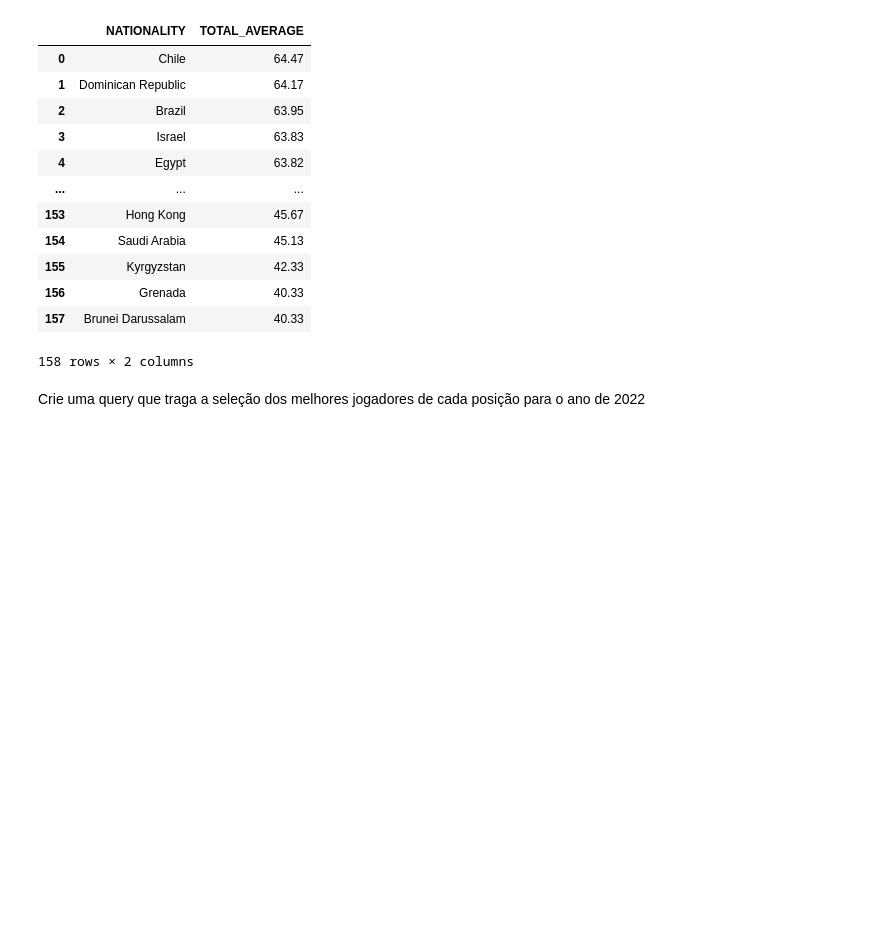
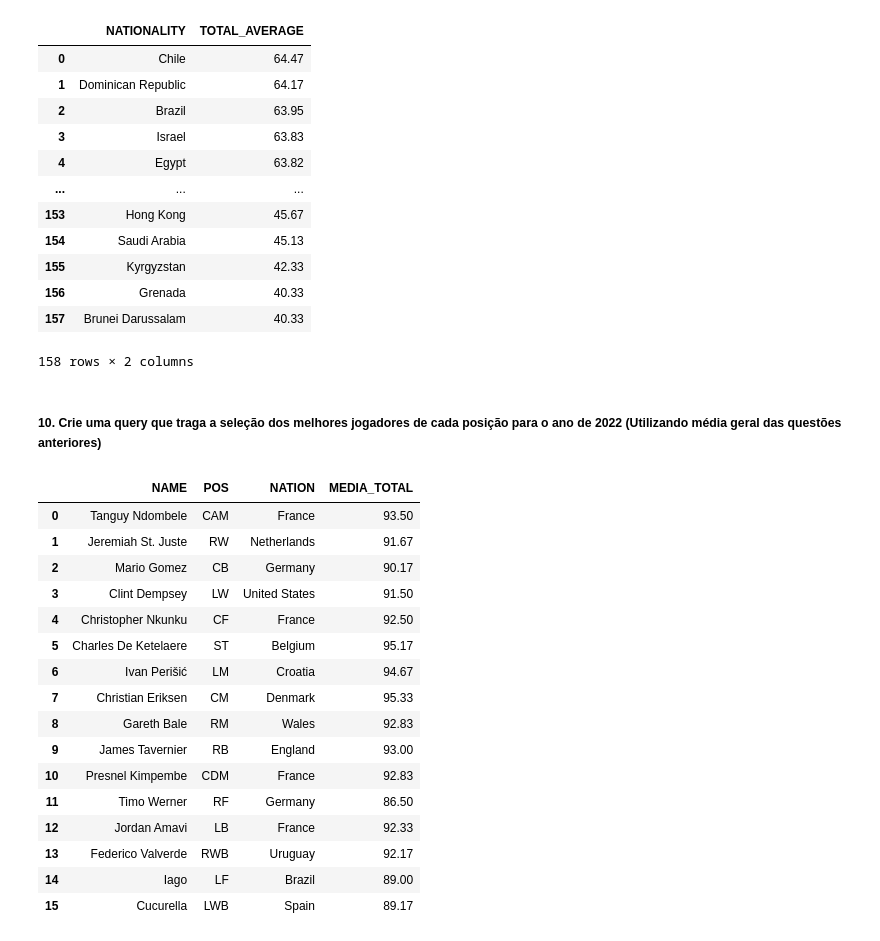
Before and after one commit to uiLLer/FIFAquerying, a Jupyter notebook: main.ipynb, the cells around one changed output. Drawn from its saved outputs; the diff is of its cells as text; code cells hidden in the pictures; blank space fills up the shorter version.

```diff
--- a/main.ipynb
+++ b/main.ipynb
@@ -570,4 +574,57 @@ executeQuery(templateQueryMedia)
 | 157 | Brunei Darussalam | 40.33 |
 158 rows × 2 columns
 # %% [markdown]
-Crie uma query que traga a seleção dos melhores jogadores de cada posição para o ano de 2022
+##### 10. Crie uma query que traga a seleção dos melhores jogadores de cada posição para o ano de 2022 (Utilizando média geral das questões anteriores)
+# %%
+templateQuerySelecao = """
+SELECT * FROM
+(SELECT
+NAME,
+POS,
+NATION,
+ROUND((PAC + SHO + PAS + DRI + DEF + PHY) / 6, 2) AS MEDIA_TOTAL
+FROM FIFA.PLAYERS_22
+WHERE POS = '{0}'
+ORDER BY MEDIA_TOTAL DESC
+FETCH NEXT 1 ROWS ONLY)
+"""
+
+unionALL = " UNION ALL "
+
+auxQueryPOS = """
+SELECT
+DISTINCT(POS)
+FROM
+FIFA.PLAYERS_22
+"""
+conn = cx_Oracle.connect('system/oracle@localhost:1521/xe')
+cursor = conn.cursor()
+cursor.execute(auxQueryPOS)
+rows = [row[0] for row in cursor.fetchall()]  # Obtendo uma lista de posições
+
+concatSelecao = []
+for idx, rowIN in enumerate(rows):
+    if idx != 0:
+        concatSelecao.append(unionALL)
+    concatSelecao.append(templateQuerySelecao.format(rowIN))
+
+querySelecao = "SELECT * FROM (" + "".join(concatSelecao) + ")"
+executeQuery(querySelecao)
+# %% [output]
+|  | NAME | POS | NATION | MEDIA_TOTAL |
+| 0 | Tanguy Ndombele | CAM | France | 93.50 |
+| 1 | Jeremiah St. Juste | RW | Netherlands | 91.67 |
+| 2 | Mario Gomez | CB | Germany | 90.17 |
+| 3 | Clint Dempsey | LW | United States | 91.50 |
+| 4 | Christopher Nkunku | CF | France | 92.50 |
+| 5 | Charles De Ketelaere | ST | Belgium | 95.17 |
+| 6 | Ivan Perišić | LM | Croatia | 94.67 |
+| 7 | Christian Eriksen | CM | Denmark | 95.33 |
+| 8 | Gareth Bale | RM | Wales | 92.83 |
+| 9 | James Tavernier | RB | England | 93.00 |
+| 10 | Presnel Kimpembe | CDM | France | 92.83 |
+| 11 | Timo Werner | RF | Germany | 86.50 |
+| 12 | Jordan Amavi | LB | France | 92.33 |
+| 13 | Federico Valverde | RWB | Uruguay | 92.17 |
+| 14 | Iago | LF | Brazil | 89.00 |
+| 15 | Cucurella | LWB | Spain | 89.17 |
```
Also changed, not shown: parts of 11 cells of this notebook.
